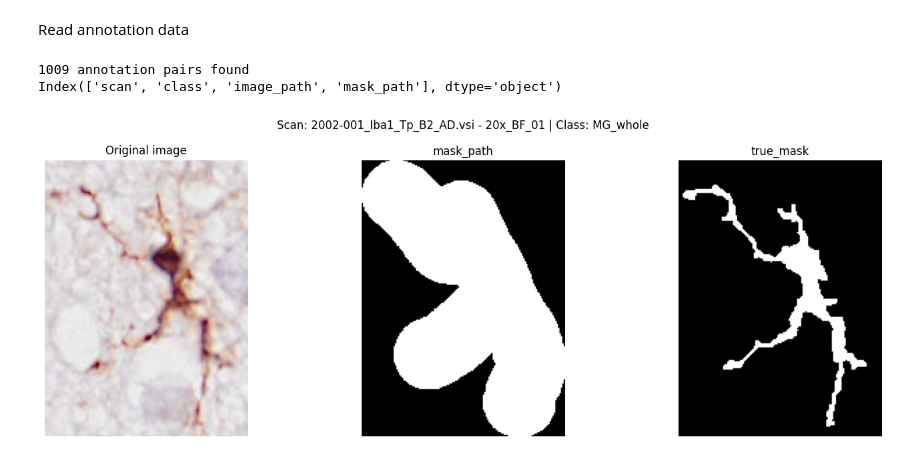
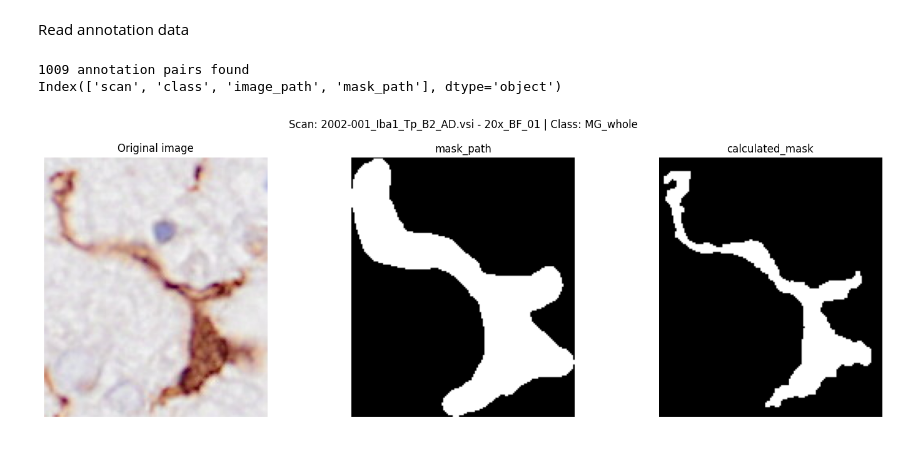
Before and after one commit to cwissyboi/AutomaticMicrogliaMorphologyAnalysis, a Jupyter notebook: custom_segmentation_experimentation.ipynb, the cells around one changed output. Drawn from its saved outputs; the diff is of its cells as text; code cells hidden in the pictures.

```diff
--- a/custom_segmentation_experimentation.ipynb
+++ b/custom_segmentation_experimentation.ipynb
@@ -309,10 +309,10 @@ def compute_mask_otsu_inside_annotation(
 
     return mask
 # %%
-def add_true_mask_column(df):
+def add_calculated_mask_column(df):
     df = df.copy()
 
-    df["true_mask"] = df.apply(
+    df["calculated_mask"] = df.apply(
         # lambda row: compute_brown_red_mask_hsv_adaptive(
         #     row.image_path,
         #     row.mask_path
@@ -341,9 +341,17 @@ print(df.columns)
 
 
 
-df = add_true_mask_column(df)
-show_row_visuals(df, 1, columns = ["mask_path", 'true_mask'])
+df = add_calculated_mask_column(df)
 # %% [output]
 1009 annotation pairs found
 Index(['scan', 'class', 'image_path', 'mask_path'], dtype='object')
-[figure, removed]
+# %%
+show_row_visuals(df, 35, columns = ["mask_path", 'calculated_mask'])
+
+# Bad indexes
+# 16, 19
+
+# Nice examples
+# 27, 34, 35
+# %% [output]
+[figure, added]
```
